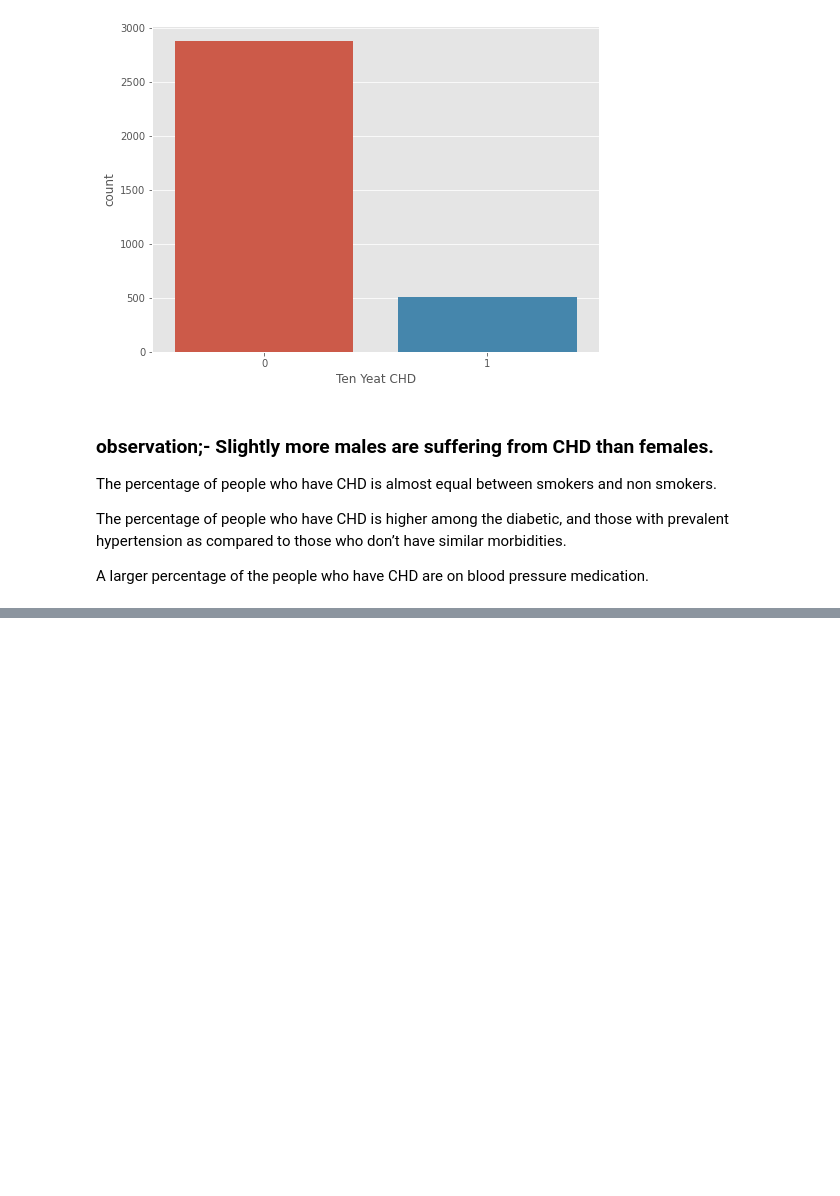
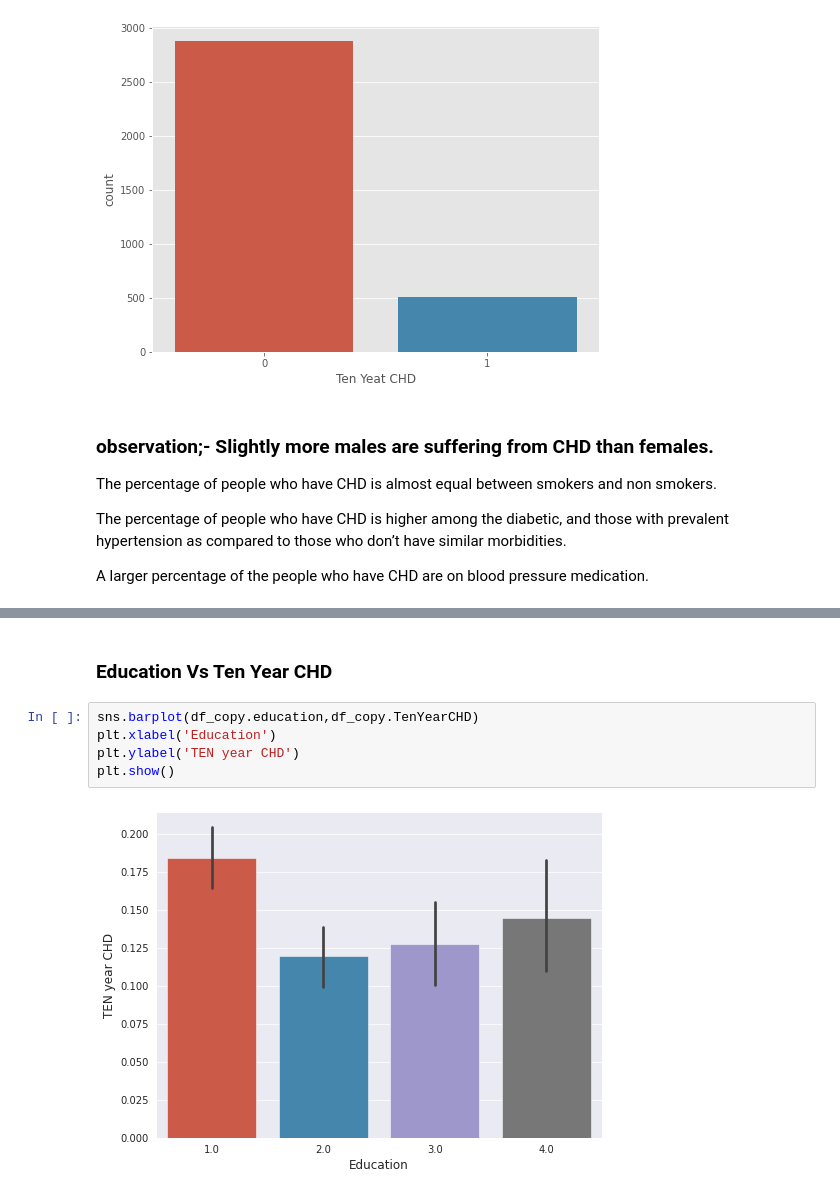
Before and after one commit to Vishwaschole/Cardiovascular-Risk-Prediction, a Jupyter notebook: cardiovascular_Almabetter.ipynb, the cells around one changed output, grey strips where cells are left out. Drawn from its saved outputs; the diff is of its cells as text; blank space fills up the shorter version.

```diff
--- a/cardiovascular_Almabetter.ipynb
+++ b/cardiovascular_Almabetter.ipynb
@@ -423,0 +437,9 @@ A larger percentage of the people who have CHD are on blood pressure medication.
+# %% [markdown]
+### **Education Vs Ten Year CHD**
+# %%
+sns.barplot(df_copy.education,df_copy.TenYearCHD)
+plt.xlabel('Education')
+plt.ylabel('TEN year CHD')
+plt.show()
+# %% [output]
+[figure, added]
```
Also changed, not shown: parts of 21 cells of this notebook.
